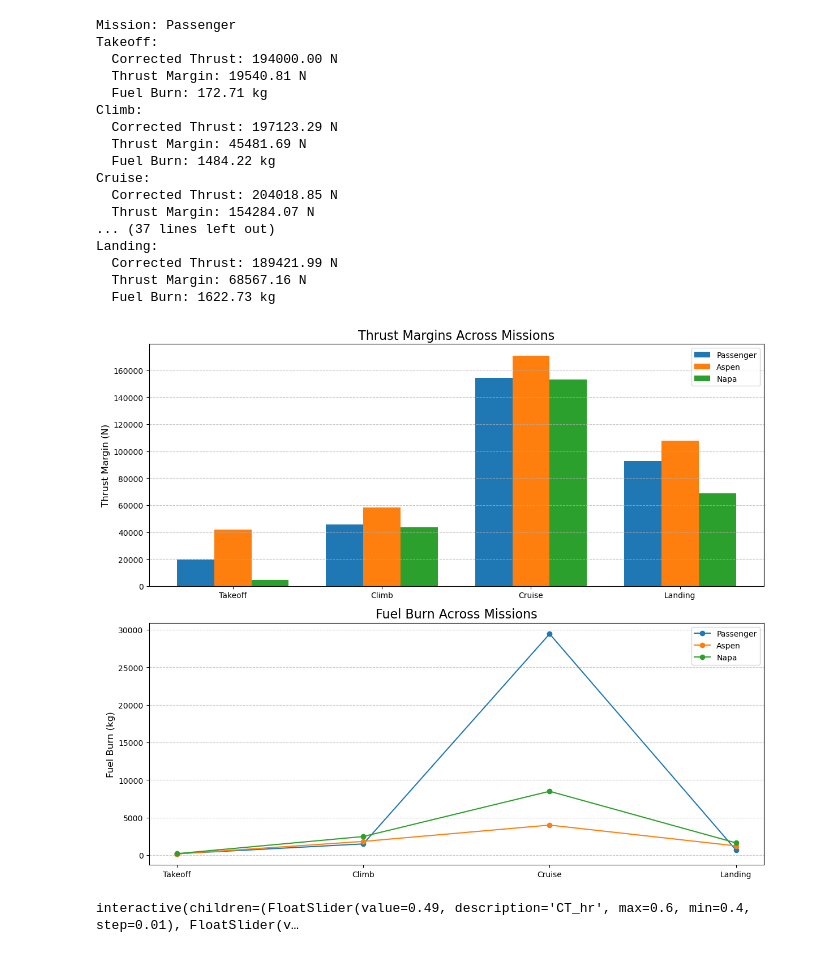
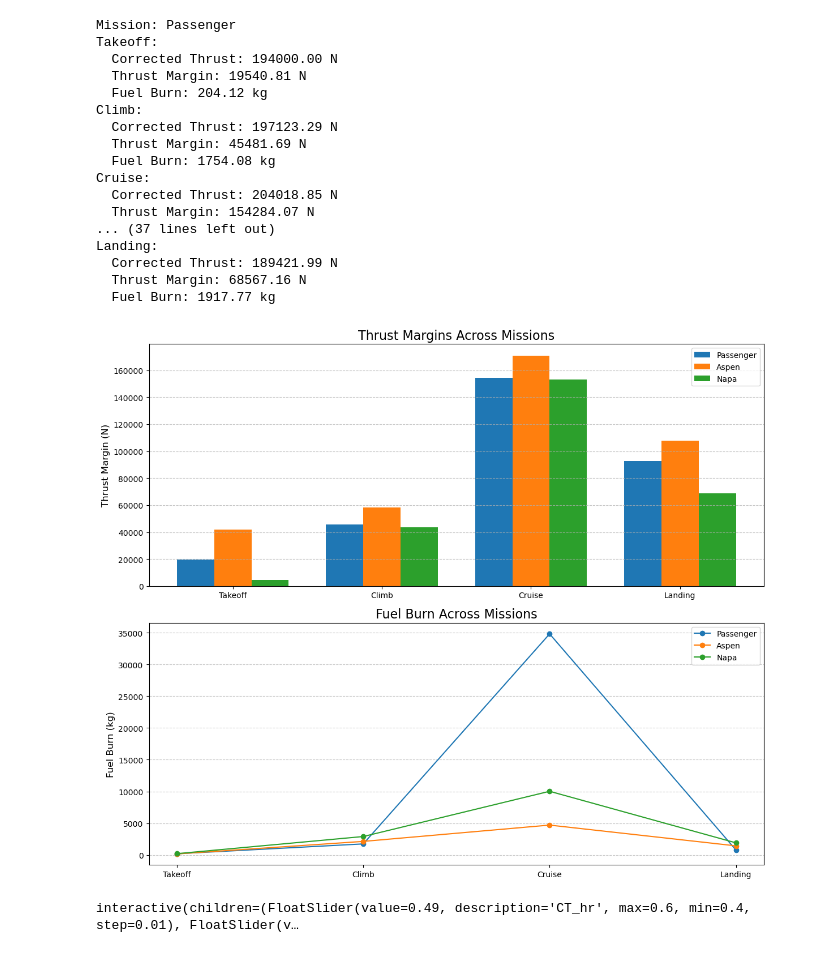
Before and after one commit to AntoineVanHoye/integrated_project, a Jupyter notebook: thrust.ipynb, the cells around one changed output. Cells and saved outputs as stored; diff of their text form; code cells hidden in the pictures.

```diff
--- a/thrust.ipynb
+++ b/thrust.ipynb
@@ -5,11 +5,11 @@ import numpy as np
 # Constants
 rho0 = 1.225  # Sea level air density (kg/m^3)
 h = [0, 3000, 12500, 0]  # Altitudes in meters (takeoff, climb, cruise, landing)
-Cd0 = 0.021  # Parasitic drag coefficient
+Cd0 = 0.02  # Parasitic drag coefficient
 delta = 0.005  # Induced drag correction factor
 AR = 4.5 # Effective  Aspect ratio
 CL = [1, 0.5, 0.261, 1.7]  # Adjusted Lift coefficients for phases (lower landing CL)
-S = 204.41   # Wing area (m^2)
+S = 184.03   # Wing area (m^2)
 W = 471511.32  # Aircraft weight (N)
 gamma = 3 # Climb angle in degrees
 v = [72, 110, 290, 55]  # Speeds (m/s) for each phase
@@ -517,20 +623,20 @@ Landing Thrust: 120854.83 N
 # %%
 import matplotlib.pyplot as plt
 import numpy as np
-#still checking this
+#still checking this #needs more work
 # Constants
 T_static_per_engine = 97000  # Static thrust per engine (N)
 engines = 2  # Number of engines
 T_static_total = T_static_per_engine * engines  # Total available thrust (N)
 T0 = 288.15  # Standard sea-level temperature (K)
 rho_sl = 1.225  # Sea level air density (kg/m³)
-TSFC_static = 0.000011  # Static TSFC (kg/N/s)
+TSFC_static = 0.000013  # Static TSFC (kg/N/s)
 phases = ["Takeoff", "Climb", "Cruise", "Landing"]
 
 # Mission-specific inputs
 missions = {
     "Passenger": {
-        "altitude": [0, 5000, 12500, 0],
+        "altitude": [0, 1000, 12500, 0],
         "speeds": [70, 140, 290, 60],
         "temperatures": [288.15, 281.65, 268.15, 288.15],
         "thrust_required": [174459.19, 151641.60, 49734.78, 101474.84],
@@ -596,37 +702,37 @@ axs[0].set_ylabel("Thrust Margin (N)", fontsize=12)
 axs[0].set_xticks(x + width * (len(missions) - 1) / 2)
 axs[0].set_xticklabels(phases)
 axs[0].legend(fontsize=10)
 axs[0].grid(axis='y', linestyle='--', alpha=0.7)
 
 # Plot Fuel Burn
 for mission in missions:
     axs[1].plot(phases, fuel_burns[mission], marker='o', label=mission)
 axs[1].set_title("Fuel Burn Across Missions", fontsize=16)
 axs[1].set_ylabel("Fuel Burn (kg)", fontsize=12)
 axs[1].legend(fontsize=10)
 axs[1].grid(axis='y', linestyle='--', alpha=0.7)
 
 plt.tight_layout()
 plt.show()
 # %% [output]
 Mission: Passenger
 Takeoff:
   Corrected Thrust: 194000.00 N
   Thrust Margin: 19540.81 N
-  Fuel Burn: 172.71 kg
+  Fuel Burn: 204.12 kg
 Climb:
   Corrected Thrust: 197123.29 N
   Thrust Margin: 45481.69 N
-  Fuel Burn: 1484.22 kg
+  Fuel Burn: 1754.08 kg
 Cruise:
   Corrected Thrust: 204018.85 N
   Thrust Margin: 154284.07 N
 ... (37 lines left out)
 Landing:
   Corrected Thrust: 189421.99 N
   Thrust Margin: 68567.16 N
-  Fuel Burn: 1622.73 kg
+  Fuel Burn: 1917.77 kg
-[figure, old version]
+[figure, new version]
 # %%
 import numpy as np
 import matplotlib.pyplot as plt
```
Also changed, not shown: parts of 14 cells of this notebook.
